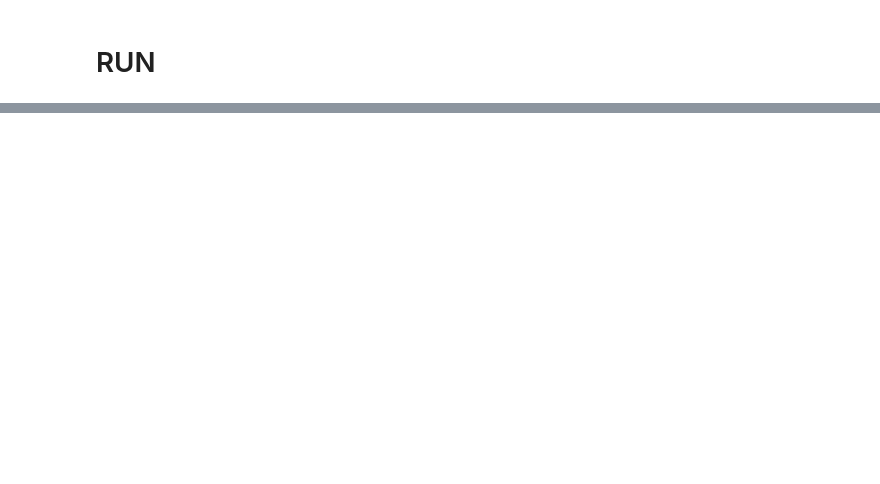
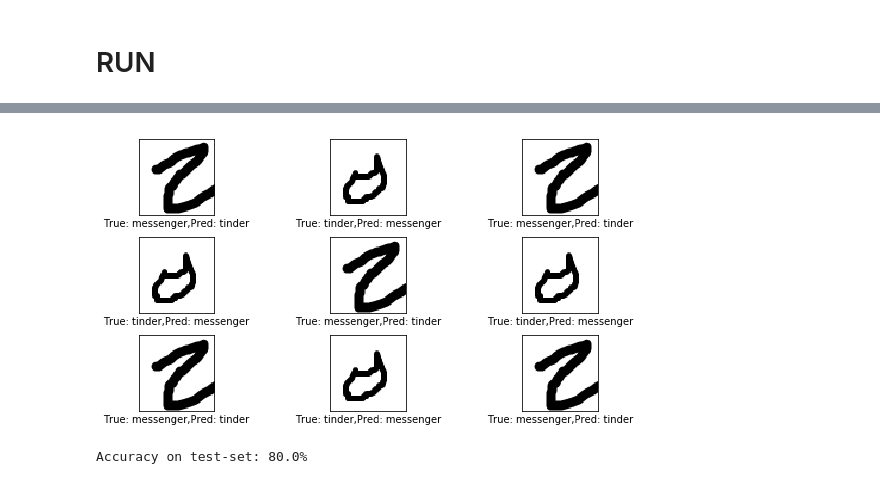
Before and after one commit to DatenBiene/Reco_Logo, a Jupyter notebook: My First Neural Network .ipynb, the cells around one changed output, grey strips where cells are left out. Cells and saved outputs as stored; diff of their text form; code cells hidden in the pictures; blank space fills up the shorter version.

Commit message:
plus de données , moins bonne accuracy...

```diff
--- a/My First Neural Network .ipynb
+++ b/My First Neural Network .ipynb
@@ -389,0 +294,4 @@ Accuracy on test-set: 83.3%
+# %%
+plot_example_errors()
+# %% [output]
+[figure, added]
@@ -389,0 +300,4 @@ Accuracy on test-set: 83.3%
+# %%
+print_accuracy()
+# %% [output]
+Accuracy on test-set: 80.0%
```
Also changed, not shown: parts of 21 cells of this notebook, 40 other files.
